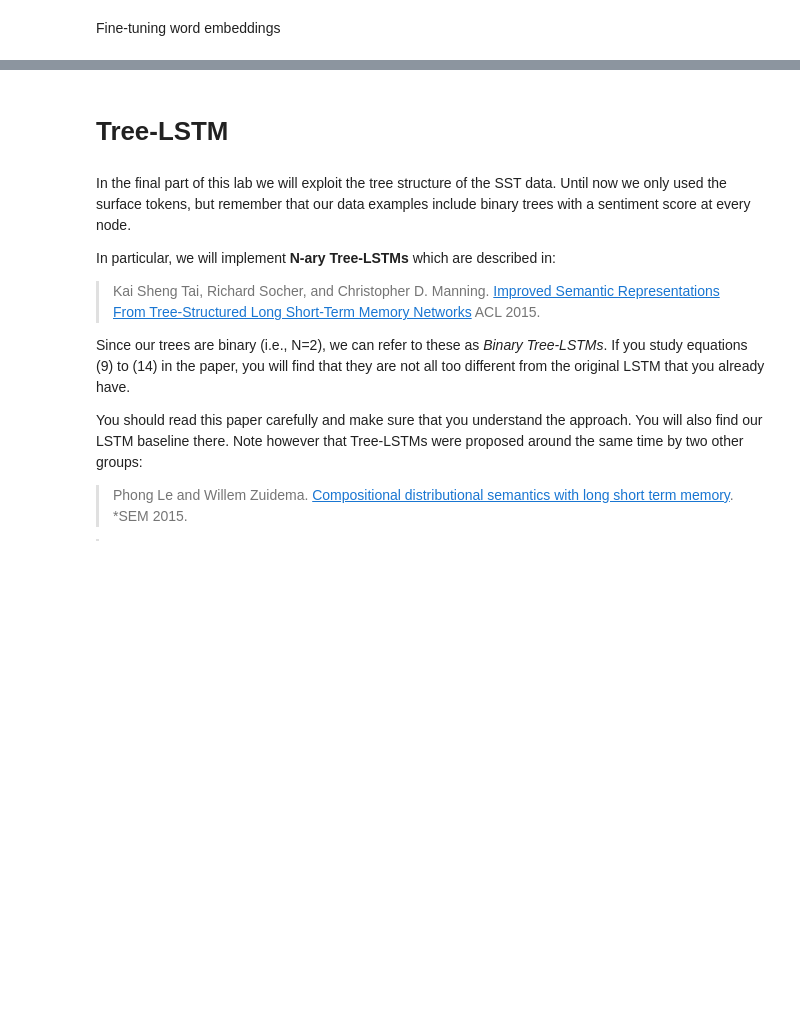
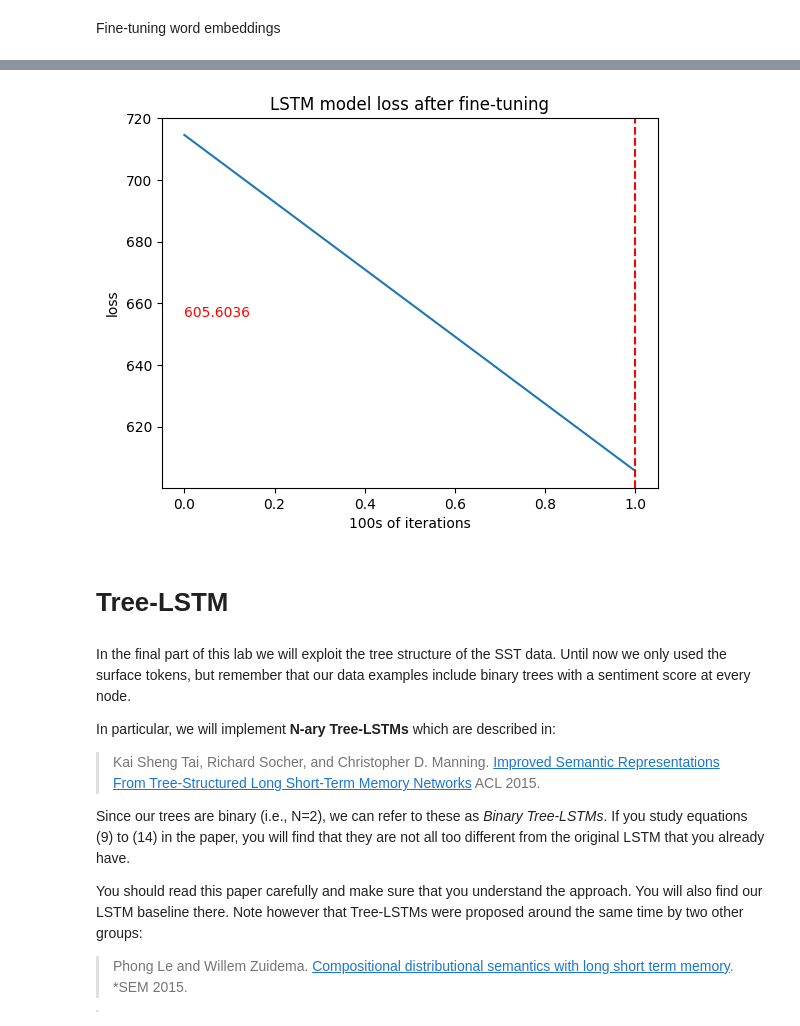
Before and after one commit to Carrask0/nlp_assignment2, a Jupyter notebook: NLP1 2024 Practical 2 (student_version).ipynb, the cells around one changed output, grey strips where cells are left out. Saved outputs shown, nothing was run; the diff lists cells and outputs as text; code cells hidden in the pictures; blank space fills up the shorter version.

```diff
--- a/NLP1 2024 Practical 2 (student_version).ipynb
+++ b/NLP1 2024 Practical 2 (student_version).ipynb
@@ -2112,0 +2221,17 @@ lstm_losses, lstm_accuracies = train_model(
+# %%
+# plot training loss
+
+print(f"Test loss: {lstm_finetune_test_loss:.4f}")
+
+plt.plot(lstm_finetune_loss)
+
+plt.xlabel("100s of iterations")
+plt.ylabel("loss")
+plt.title("LSTM model loss after fine-tuning")
+
+# Add vertical lines to show the best iteration with the lowest loss
+plt.axvline(np.argmin(lstm_finetune_loss), color='r', linestyle='--')
+plt.text(np.argmin(lstm_finetune_loss) - 1, min(lstm_finetune_loss) + 50, f'{min(lstm_finetune_loss):.4f}', color='r')
+
+plt.show()
+# %% [output]
@@ -2113,3 +2239,4 @@ lstm_losses, lstm_accuracies = train_model(
+[figure, added]
 # %% [markdown]
 # Tree-LSTM
 # %% [markdown]
```
Also changed, not shown: parts of 19 cells of this notebook.
